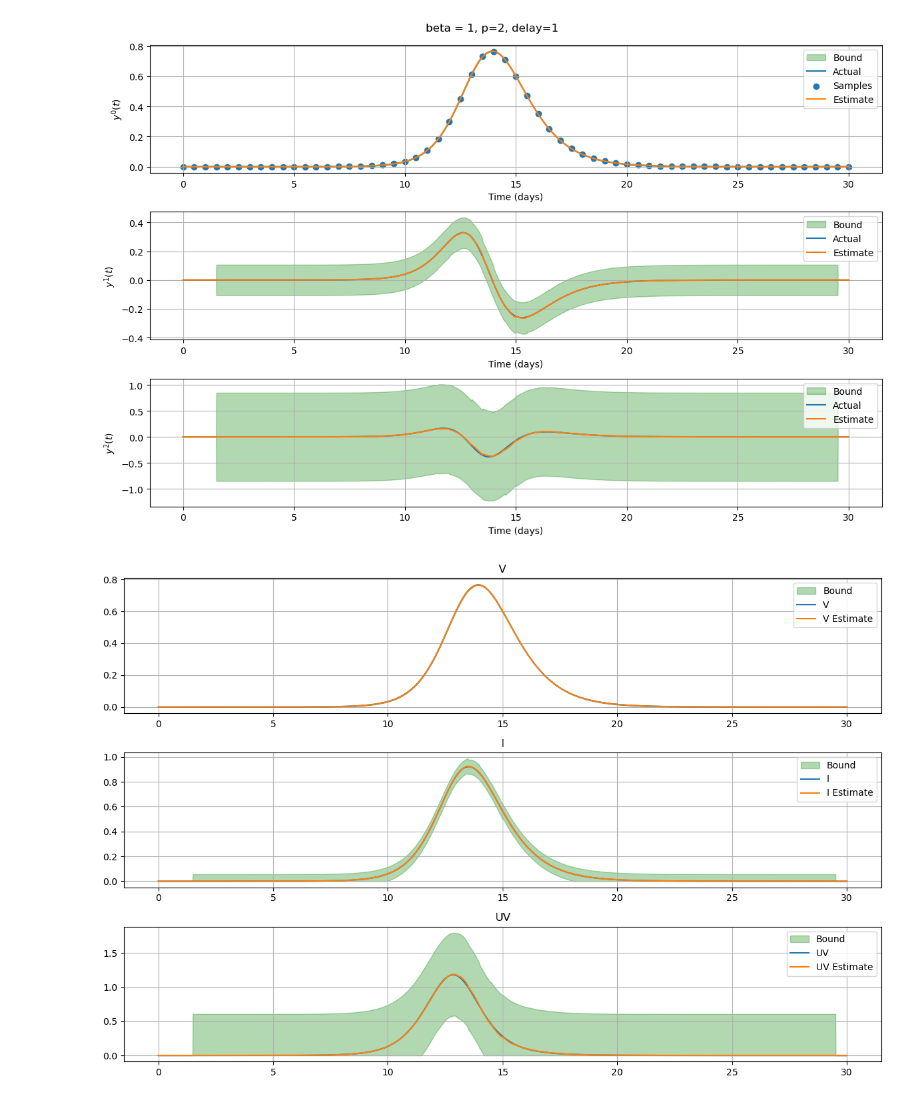
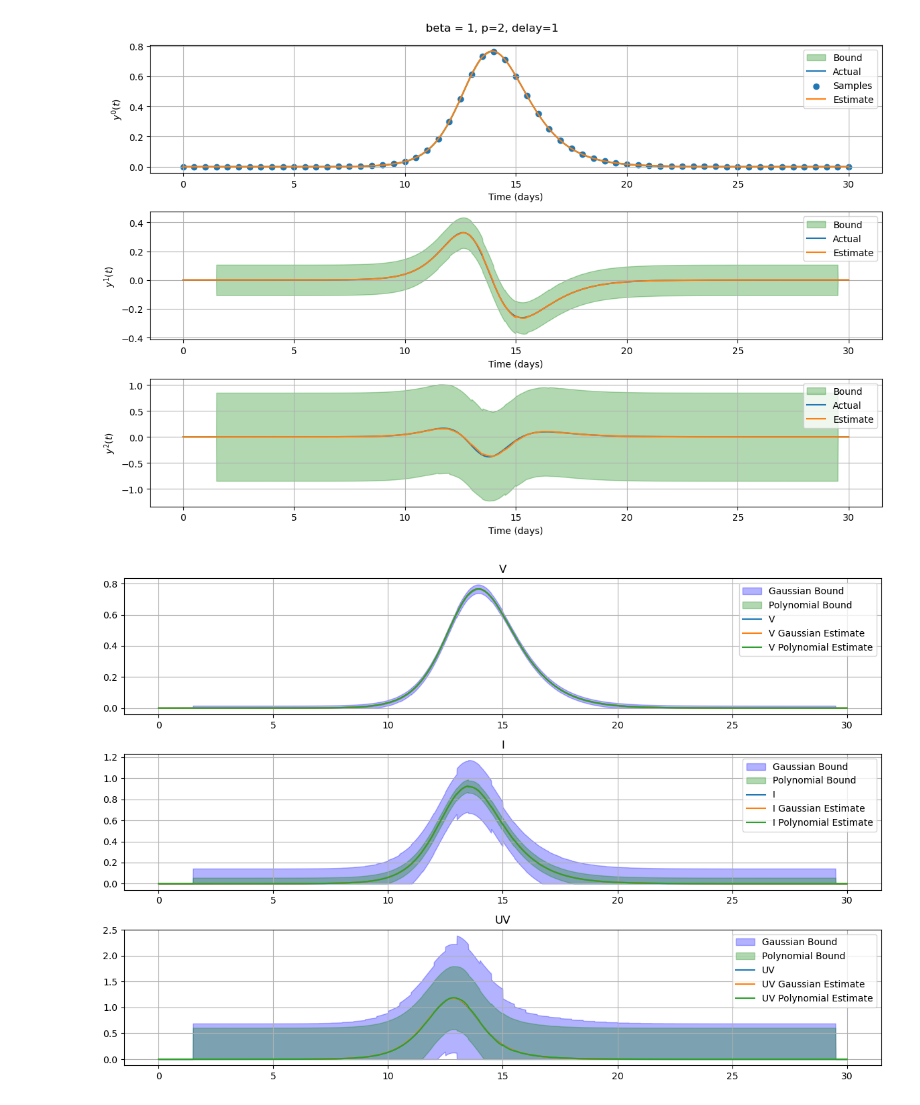
Before and after one commit to rahalnanayakkara/nonlinear_observers, a Jupyter notebook: epidemiology/bounds_notebook.ipynb, the cells around one changed output. Drawn from its saved outputs; the diff is of its cells as text; code cells hidden in the pictures.

```diff
--- a/epidemiology/bounds_notebook.ipynb
+++ b/epidemiology/bounds_notebook.ipynb
@@ -48,19 +48,24 @@ time, x, y_d, t_samples, y_samples = simulate(uiv_ode, x0, integration_dt, sampl
 # %%
 MAX_DERIVS = 5
 
-y = y_d[0]
+y = [np.copy(y_d[0])]
 plt.figure(figsize=(15,6))
 for i in range(MAX_DERIVS+1):
     plt.subplot(2,3,i+1)
-    plt.plot(time, y)
+    plt.plot(time, y[-1])
     plt.grid()
-    y = np.gradient(y, integration_dt)
+    y.append(np.gradient(y[-1], integration_dt))
 plt.show()
+y = np.array(y)
 # %% [output]
 [figure]
 # %%
 Y_max = [0.8, 0.4, 0.5, 0.5, 0.9, 1.7]
-y_hat, y_bound = get_gauss_estimates(t_samples, y_samples, Y_max, N, sampling_dt, n_gauss, delay, nderivs, integration_dt, d0=4)
+# Y_max[3] = np.gradient(y_d[2], integration_dt)
+# Y_max[2] = y_d[2]
+# Y_max[1] = y_d[1]
+# Y_max[0] = y_d[0]
+y_hat, y_bound = get_gauss_estimates(t_samples, y_samples, Y_max, N, sampling_dt, n_gauss, delay, nderivs, integration_dt)
 # %%
 f2 = plt.figure("Output Derivatives", figsize=(12,8))
 for derivs in range(nderivs):
@@ -142,14 +149,16 @@ x2_bound1[2] = (y_bound1[2] + (params['c']+params['delta'])*y_bound1[1] + params
 # %%
 f3 = plt.figure("Transformed State Evolution", figsize=(12,8))
 for i in range(n):
     ax = f3.add_subplot(n,1,i+1)
-    ax.fill_between(time, np.maximum(0, x2_hat1[i,:]-x2_bound1[i,:]), x2_hat1[i,:]+x2_bound1[i,:], alpha=0.3, color='green', label='Bound')
+    ax.fill_between(time, np.maximum(0, x2_hat[i,:]-x2_bound[i,:]), x2_hat[i,:]+x2_bound[i,:], alpha=0.3, color='blue', label='Gaussian Bound')
+    ax.fill_between(time, np.maximum(0, x2_hat1[i,:]-x2_bound1[i,:]), x2_hat1[i,:]+x2_bound1[i,:], alpha=0.3, color='green', label='Polynomial Bound')
     ax.plot(time, x2[i,:], label=states2[i])
-    ax.plot(time, x2_hat1[i,:], label=states2[i]+" Estimate")
+    ax.plot(time, x2_hat[i,:], label=states2[i]+" Gaussian Estimate")
+    ax.plot(time, x2_hat1[i,:], label=states2[i]+" Polynomial Estimate")
     ax.set_title(states2[i])
     ax.grid()
     ax.legend()
 # f3.suptitle(f"beta = {params['beta']}, p={params['p']}, delay={delay}")
 f3.tight_layout()
 # %% [output]
-[figure, old version]
+[figure, new version]
```
Also changed, not shown: parts of 8 cells of this notebook, 2 other files.
